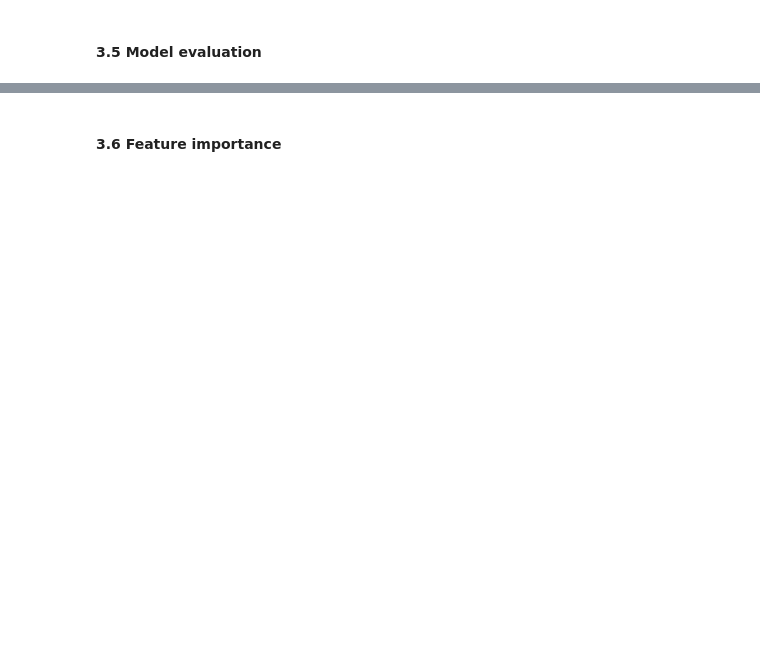
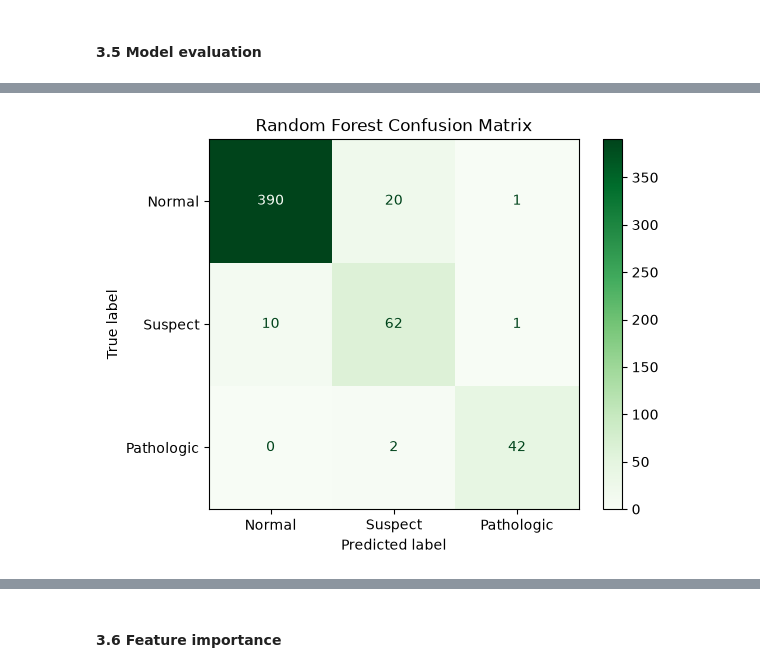
Before and after one commit to JingliangCCT/Machine-Learning-CA1, a Jupyter notebook: Jingliang_ML_HDipData_CA1.ipynb, the cells around one changed output, grey strips where cells are left out. Cells and saved outputs as stored; diff of their text form; code cells hidden in the pictures; blank space fills up the shorter version.

```diff
--- a/Jingliang_ML_HDipData_CA1.ipynb
+++ b/Jingliang_ML_HDipData_CA1.ipynb
@@ -689,0 +759,14 @@ For Random Forest, the selected parameters matched the default settings, leaving
+# %%
+# Confusion matrix for Random Forest
+
+ConfusionMatrixDisplay.from_predictions(
+    y_test,
+    rf_pred,
+    display_labels=['Normal', 'Suspect', 'Pathologic'],
+    cmap='Greens'
+)
+
+plt.title('Random Forest Confusion Matrix')
+plt.show()
+# %% [output]
+[figure, added]
```
Also changed, not shown: parts of 24 cells of this notebook.
